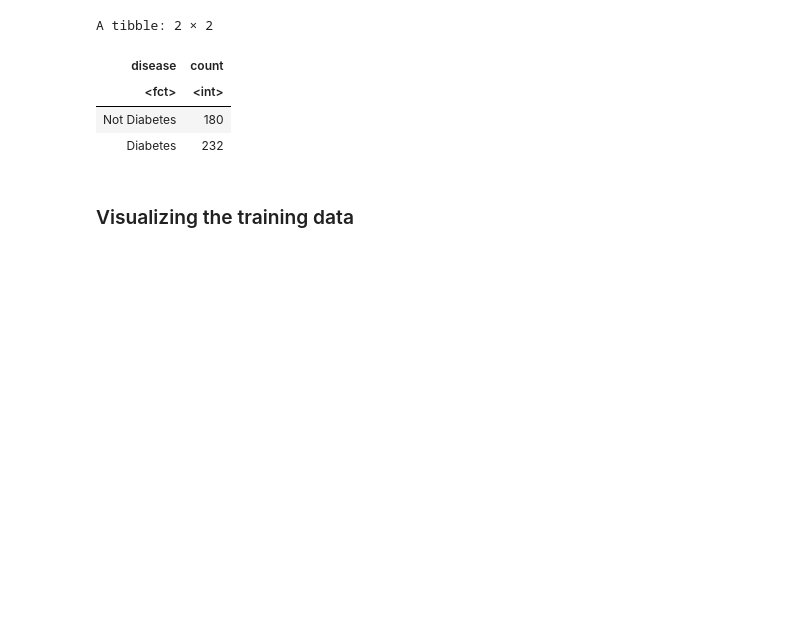
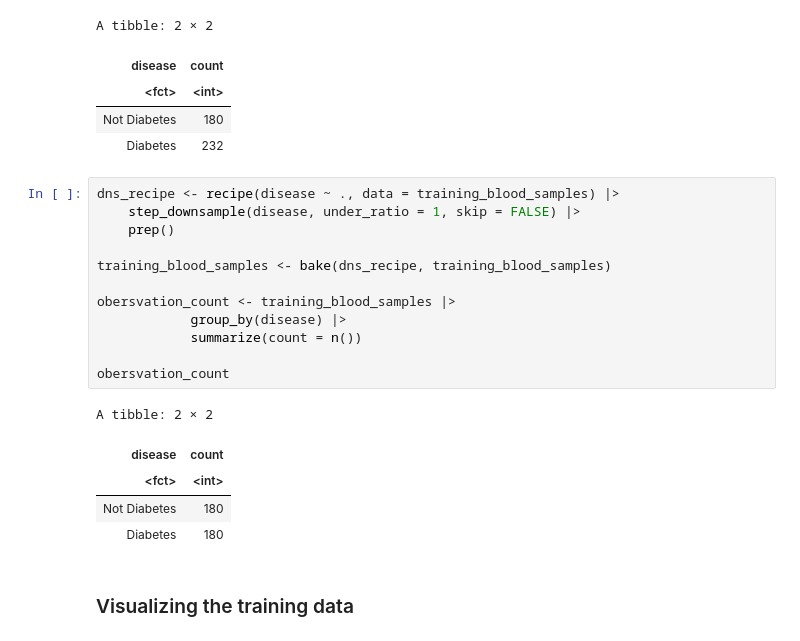
Before and after one commit to kevin-wu01/dsci-100-2023w2-group-39, a Jupyter notebook: group_project_report.ipynb, the cells around one changed output. Cells and saved outputs as stored; diff of their text form; blank space fills up the shorter version.

```diff
--- a/group_project_report.ipynb
+++ b/group_project_report.ipynb
@@ -137,6 +135,24 @@ A tibble: 2 × 2
 | <fct> | <int> |
 | Not Diabetes | 180 |
 | Diabetes | 232 |
+# %%
+dns_recipe <- recipe(disease ~ ., data = training_blood_samples) |>
+    step_downsample(disease, under_ratio = 1, skip = FALSE) |>
+    prep()
+
+training_blood_samples <- bake(dns_recipe, training_blood_samples)
+
+obersvation_count <- training_blood_samples |>
+            group_by(disease) |>
+            summarize(count = n())
+
+obersvation_count
+# %% [output]
+A tibble: 2 × 2
+| disease | count |
+| <fct> | <int> |
+| Not Diabetes | 180 |
+| Diabetes | 180 |
 # %% [markdown]
 ### Visualizing the training data
 # %% [markdown]
```
Also changed, not shown: parts of 5 cells of this notebook.
